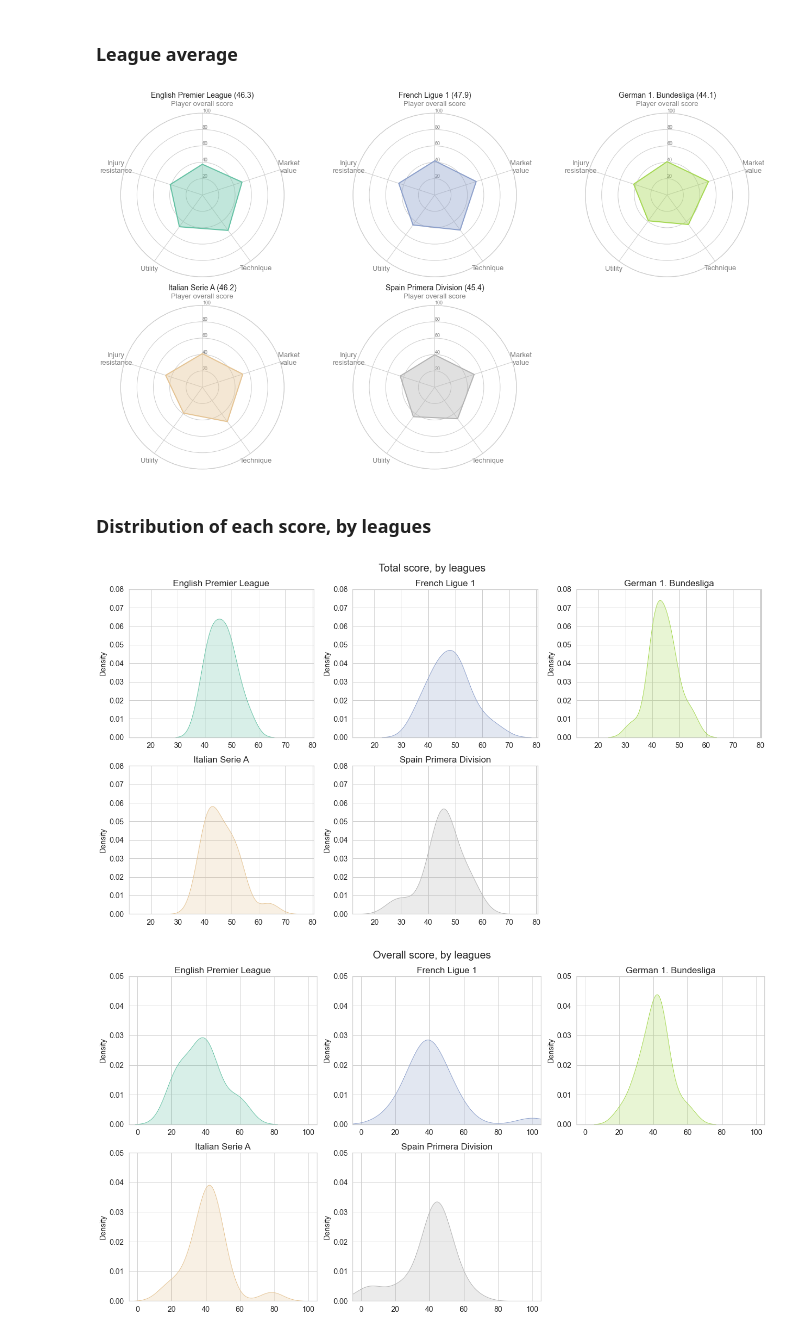
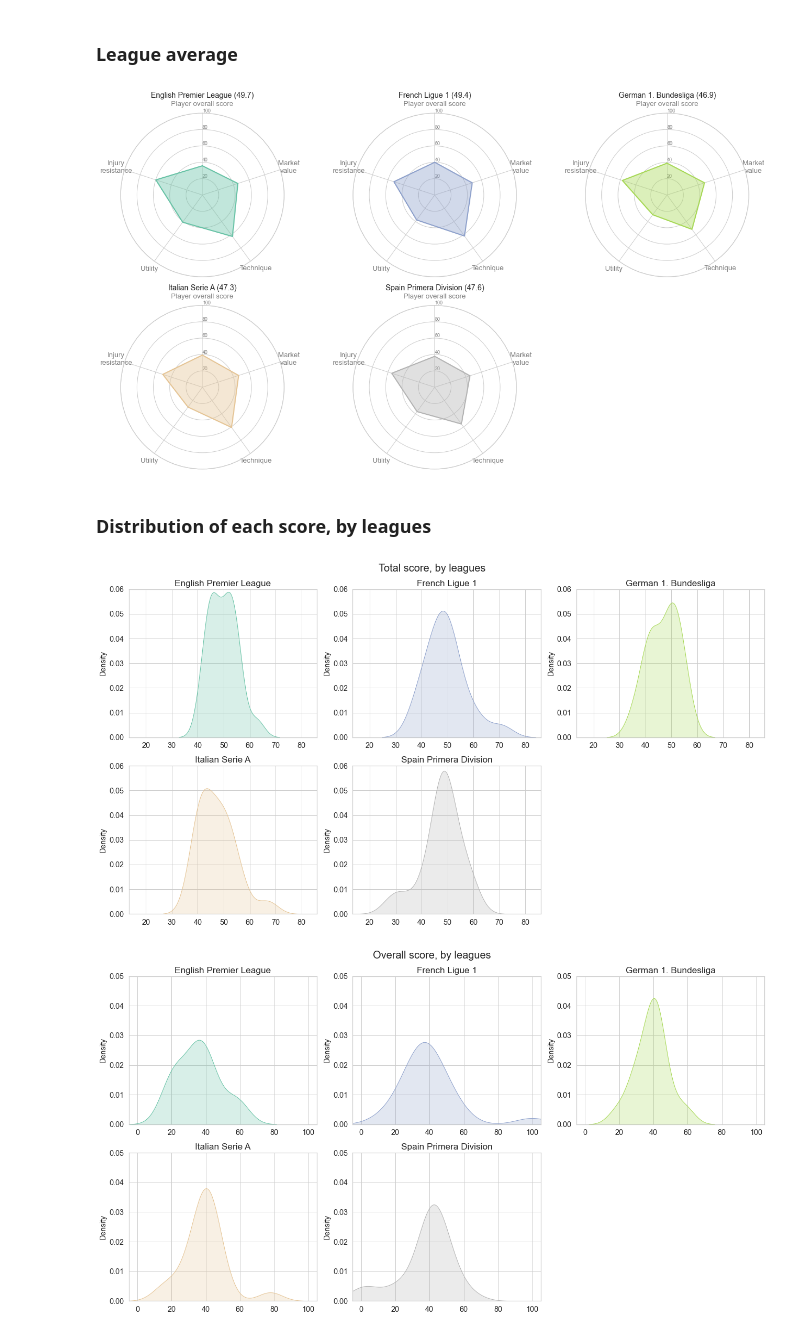
Before and after one commit to rhashimo/cs109-final-project, a Jupyter notebook: 02_ryu_partA-C.ipynb, the cells around one changed output. Cells and saved outputs as stored; diff of their text form; code cells hidden in the pictures.

```diff
--- a/02_ryu_partA-C.ipynb
+++ b/02_ryu_partA-C.ipynb
@@ -1590,7 +1590,7 @@ for club in clubs:
     # predict for each dataframe, take mean and take difference
     pred_one = log_best.predict(X_fi_one).mean()
     pred_zero = log_best.predict(X_fi_zero).mean()
-    pred_diff = pred_one - pred_zero
+    pred_diff = -1*(pred_one - pred_zero)
 
     # append
     log_fi.append(pred_diff)
@@ -1653,7 +1653,7 @@ for club in clubs:
     # predict for each dataframe, take mean and take difference
     pred_one = rf_best_estimator.predict(X_fi_one).mean()
     pred_zero = rf_best_estimator.predict(X_fi_zero).mean()
-    pred_diff = pred_one - pred_zero
+    pred_diff = -1*(pred_one - pred_zero)
 
     # append
     rf_fi.append(pred_diff)
@@ -1756,7 +1756,7 @@ for club in clubs:
     # predict for each dataframe, take mean and take difference
     pred_one = xgb_best.predict(X_fi_one.to_numpy()).mean()
     pred_zero = xgb_best.predict(X_fi_zero.to_numpy()).mean()
-    pred_diff = pred_one - pred_zero
+    pred_diff = -1*(pred_one - pred_zero)
 
     # append
     xgb_fi.append(pred_diff)
@@ -1799,6 +1799,7 @@ for pattern in all_pattern:
 for target in targets:
     section_scores = [x for x in rescale_scores if x.startswith(target)]
     df_c_fi[target + '_mean'] = df_c_fi[section_scores].mean(axis=1)
+    df_c_fi[target + '_mean'] = MinMaxScaler().fit_transform(df_c_fi[[target + '_mean']]) * 100
 
 # calculate mean of all scores
 df_c_fi['all_mean'] = df_c_fi[rescale_scores].mean(axis=1)
@@ -1901,7 +1914,7 @@ for i, ax in enumerate(axs.ravel()):
 plt.tight_layout()
 fig.savefig('figures/PartC_leagure-average.png', dpi=300)
 # %% [output]
-[figure, old version]
+[figure, new version]
 # %% [markdown]
 ### Distribution of each score, by leagues
 # %%
@@ -1910,28 +1923,28 @@ leagues = ['English Premier League','French Ligue 1','German 1. Bundesliga','Ita
 # %%
 # Total score
 xmin = max(df_c_viz['Total score'].min() - 10, 0)
 xmax = min(df_c_viz['Total score'].max() + 10, 100)
 
 fig, axs = plt.subplots(2, 3, figsize=(18, 10))
 my_palette = plt.cm.get_cmap("Set2", len(df_c_viz_league.index))
 for i, ax in enumerate(axs.ravel()):
     if i == 5:
         ax.set_visible(False)
     else:
         df_league = df_c_viz[df_c_viz['league'] == leagues[i]]
         sns.kdeplot(data=df_league,
                     x='Total score',
                     color=my_palette(i),
                     fill=my_palette(i),
                     ax=ax)
         ax.set_xlim(xmin - 5, xmax + 5)
-        ax.set_ylim(0, 0.08)
+        ax.set_ylim(0, 0.06)
         ax.set(xlabel='',title=leagues[i])
 fig.suptitle('Total score, by leagues', fontsize=20)
 plt.tight_layout()
 fig.savefig('figures/PartC_dist_total-score.png', dpi=300)
 # %% [output]
-[figure, old version]
+[figure, new version]
 # %%
 # Overall score
 xmin = max(df_c_viz['Overall score'].min() - 10, 0)
```
Also changed, not shown: parts of 7 cells of this notebook, 11 other files.
